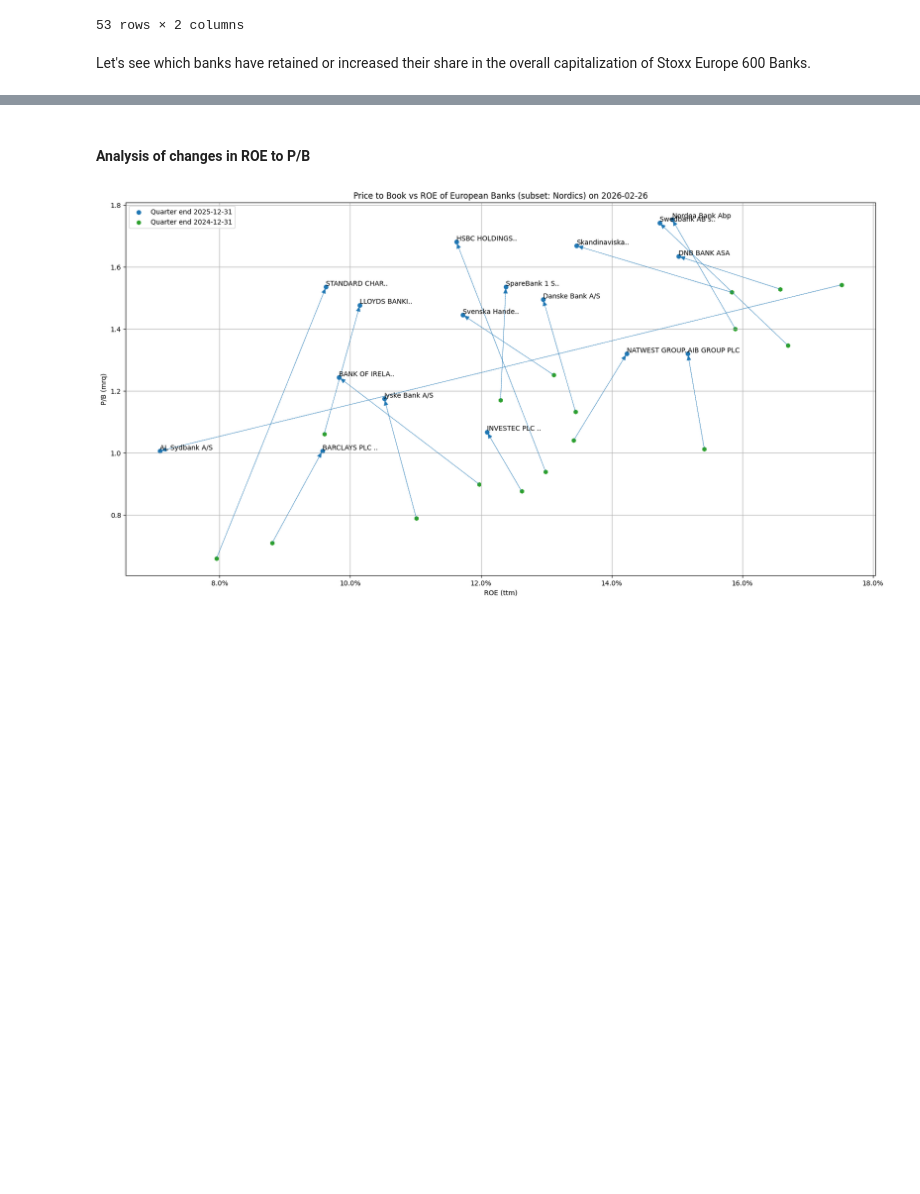
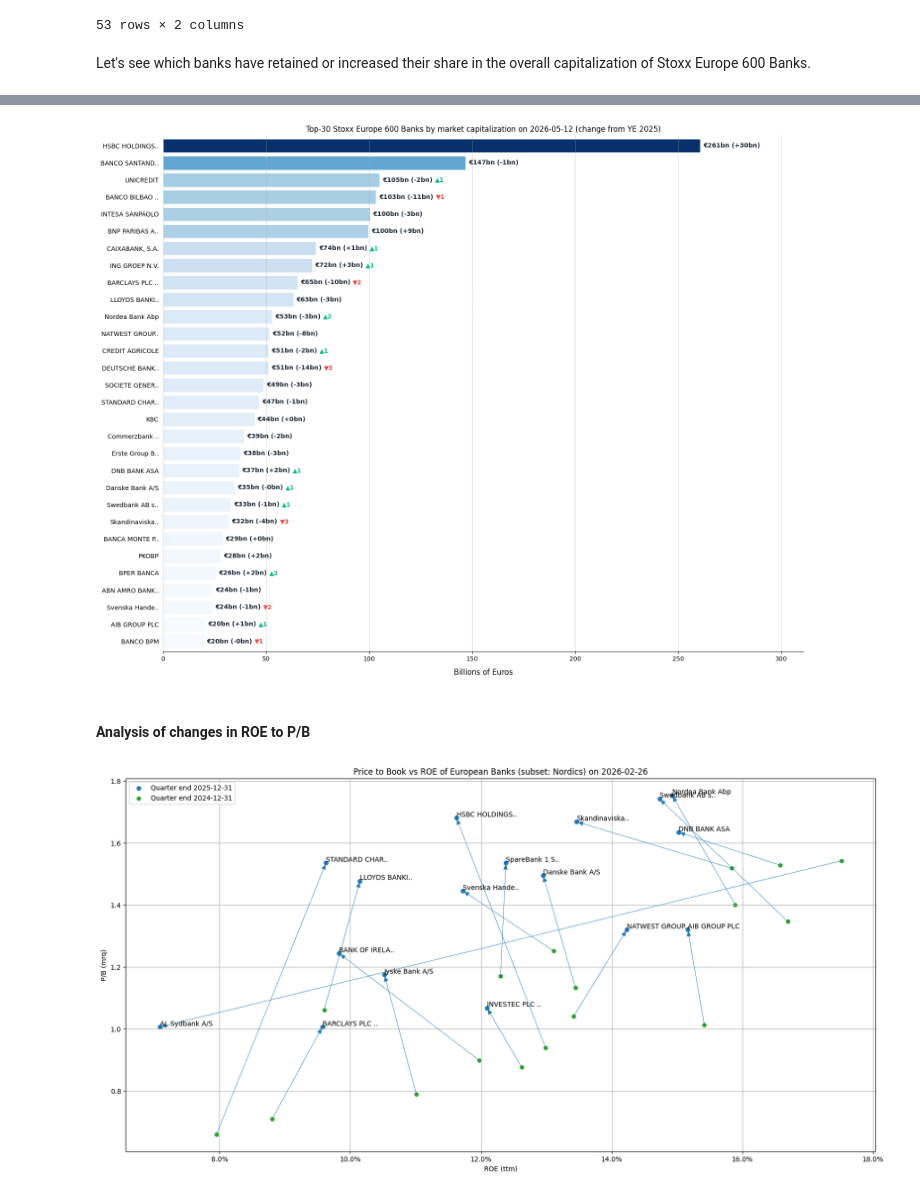
Before and after one commit to ilchen/EU_Economic_Data_Analysis, a Jupyter notebook: Stock_Market_Stoxx_Europe_Banks.ipynb, the cells around one changed output, grey strips where cells are left out. Cells and saved outputs as stored; diff of their text form; code cells hidden in the pictures; blank space fills up the shorter version.

```diff
--- a/Stock_Market_Stoxx_Europe_Banks.ipynb
+++ b/Stock_Market_Stoxx_Europe_Banks.ipynb
@@ -476,3 +477,13 @@ _ = plotter.plot_cap_change_bars(changes=cap_yoy_chg, mode="bottom", cut_off=20,
+# %%
+#plotter = CapChangePlotter(date_n_months_ago, stoxx600_banks_metrics.data.index[-1])
+top30_today = stoxx600_banks_metrics.get_top_n_capitalization_companies_for_day(30) / 1e9
+top30_n_months_ago = stoxx600_banks_metrics.get_top_n_capitalization_companies_for_month(
+    30, date_n_months_ago, method='last') / 1e9
+# %%
+plotter.plot_top_n_cap_bars('Stoxx Europe 600 Banks',
+                            pd.concat([top30_n_months_ago.Capitalization.rename('0'), top30_today.Capitalization], axis=1), 30)
+# %% [output]
+[figure, added]
 # %% [markdown]
 #### Analysis of changes in ROE to P/B
 # %%
```
Also changed, not shown: parts of 21 cells of this notebook, 3 other files.
